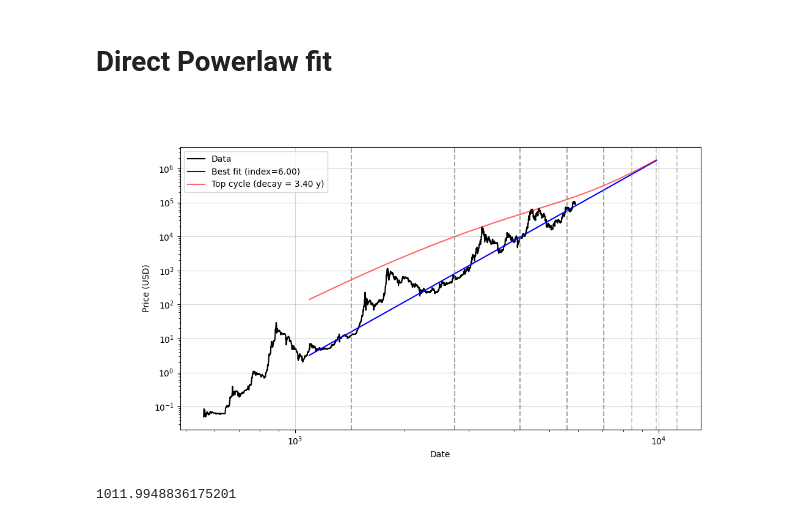
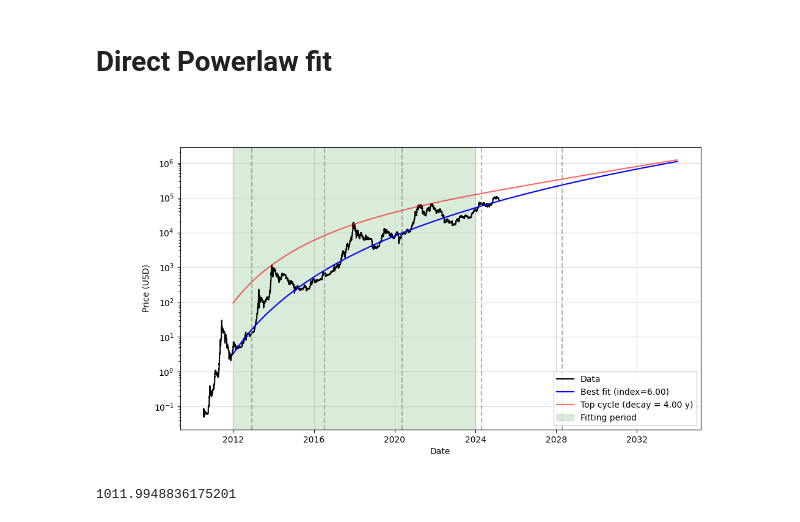
Before and after one commit to tristanbouchet/BTC-price-predict, a Jupyter notebook: btc_fit.ipynb, the cells around one changed output. Saved outputs shown, nothing was run; the diff lists cells and outputs as text; code cells hidden in the pictures.

```diff
--- a/btc_fit.ipynb
+++ b/btc_fit.ipynb
@@ -155,42 +157,44 @@ def fit_peak(df, date_fit_start=None, date_fit_end=None, yaxis='Close', model='d
     result = gmodel.fit(y, par, x=x)
     return result
 
-day_extra = 12 * 365 # number of days to extrapolate model
-loglogplot=1
-vary_plexp, vary_tau = 0,1
+day_extra = 10 * 365 # number of days to extrapolate model
+loglogplot=0
+vary_plexp, vary_tau = 0, 0
 yaxis='Close'
+start_pl_fit, end_pl_fit= '2012-01-01', '2024-01-01'
 
-result_best, xplot =fit_btc(btc_price, '2012-01-01', '2024-01-01', yaxis, 'powerlaw', vary_plexp, day_extra)
+result_best, xplot =fit_btc(btc_price,start_pl_fit, end_pl_fit , yaxis, 'powerlaw', vary_plexp, day_extra)
 # fit top cycles
 btc_peak = btc_price.loc[peak_cycle_idx]
 btc_peak['cycle_ratio'] = btc_peak.Close/result_best.eval(x=btc_peak.DAY_GEN) - 1
 result_peak =fit_peak(btc_peak, None, None, yaxis, 'decay', vary_tau, result_best.best_values)
 
 ath_idx=btc_price.Close.argmax()
 dateplot = genesis_block_date + np.timedelta64(1,'D') * xplot
 predicted_halving_daygen =  np.array([(k+len(btc_halving_daygen)+1)*halving_mean_duration for k in range(int(day_extra//halving_mean_duration))])
 btc_all_halving = np.concatenate([btc_halving_daygen, predicted_halving_daygen])
 
 fig, ax=plt.subplots(figsize=(11,6))
 if loglogplot:
     ax.plot(btc_price.DAY_GEN, btc_price[yaxis], 'k', label='Data')
     ax.plot(xplot, result_best.eval(x=xplot),'blue', label='Best fit (index={:.2f})'.format(result_best.best_values['exponent']))
     ax.plot(xplot, result_peak.eval(x=xplot),'r',alpha=.6, label='Top cycle (decay = {:.2f} y)'.format(result_peak.best_values['tau']/365))
     for halving_date in btc_halving_daygen: ax.axvline(halving_date,color='grey',linestyle='--',alpha=.7)
     for halving_date in predicted_halving_daygen: ax.axvline(halving_date ,color='grey',linestyle='--',alpha=.4) # , label='Predicted halving'
     ax.set_xscale('log')
 else:
     ax.plot(btc_price.index, btc_price[yaxis], 'k', label='Data')
     ax.plot(dateplot, result_best.eval(x=xplot),'blue', label='Best fit (index={:.2f})'.format(result_best.best_values['exponent']))
     ax.plot(dateplot, result_peak.eval(x=xplot),'r',alpha=.6, label='Top cycle (decay = {:.2f} y)'.format(result_peak.best_values['tau']/365))
+    ax.axvspan(start_pl_fit, end_pl_fit, color='green', alpha=.15, label='Fitting period')
     for halving_date in btc_halving_dates: ax.axvline(np.datetime64(halving_date),color='grey',linestyle='--',alpha=.6)
 
 ax.set_yscale('log')
 ax.set_xlabel('Date');ax.set_ylabel('Price (USD)')
 ax.legend();ax.grid(alpha=.5)
 plt.show()
 # %% [output]
-[figure, old version]
+[figure, new version]
 # %%
 cycle_period = 4*365
 mu_peak = np.exp(-result_peak.best_values['tau']/cycle_period)
```
Also changed, not shown: parts of 5 cells of this notebook.
